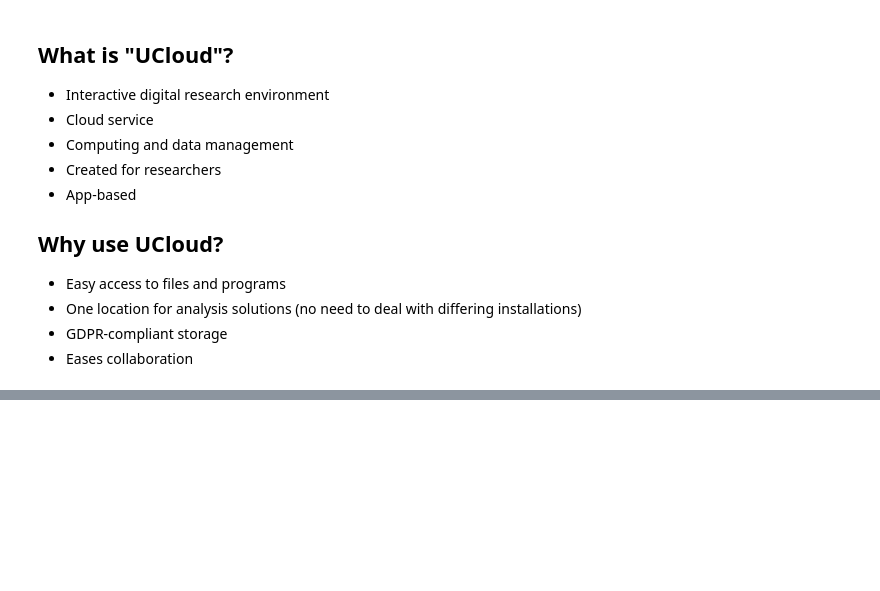
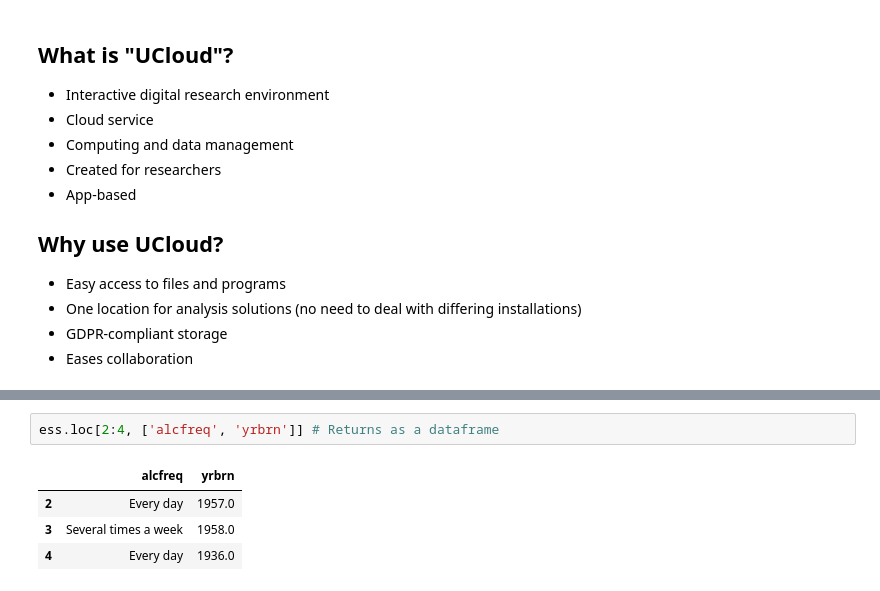
Before and after one commit to CALDISS-AAU/compup, a Jupyter notebook: notebooks/compup_intro-to-python.ipynb, the cells around one changed output, grey strips where cells are left out. Drawn from its saved outputs; the diff is of its cells as text; blank space fills up the shorter version.

```diff
--- a/notebooks/compup_intro-to-python.ipynb
+++ b/notebooks/compup_intro-to-python.ipynb
@@ -125,0 +827,7 @@ Jupyter Notebook works in a cell-structure. Each notebook is comprised of cells.
+# %%
+ess.loc[2:4, ['alcfreq', 'yrbrn']] # Returns as a dataframe
+# %% [output]
+|  | alcfreq | yrbrn |
+| 2 | Every day | 1957.0 |
+| 3 | Several times a week | 1958.0 |
+| 4 | Every day | 1936.0 |
```
Also changed, not shown: parts of 138 cells of this notebook, 2 other files.
